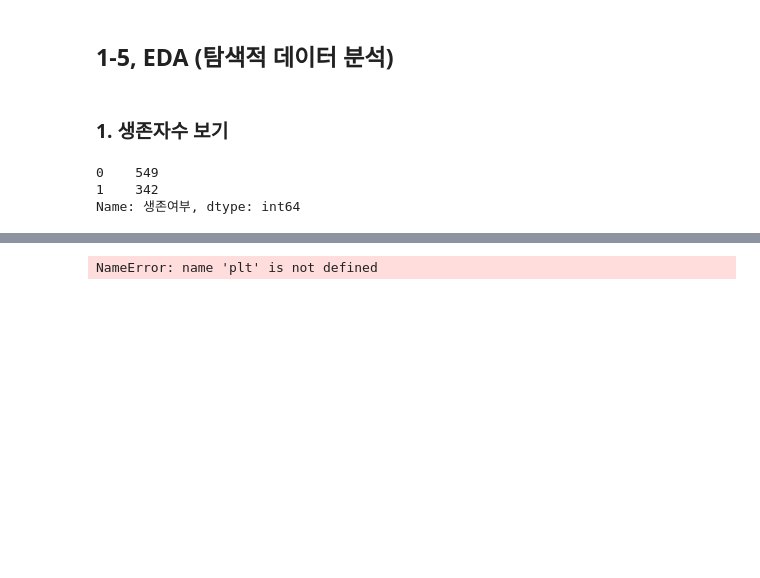
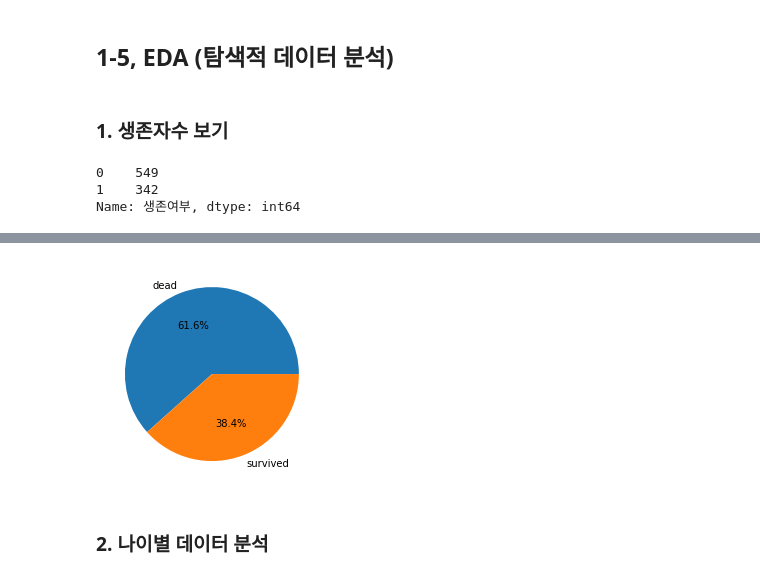
Before and after one commit to RlxDn/Bigdata, a Jupyter notebook: 40_데이터분석 실습/01_Titanic.ipynb, the cells around one changed output, grey strips where cells are left out. Drawn from its saved outputs; the diff is of its cells as text; code cells hidden in the pictures; blank space fills up the shorter version.

```diff
--- a/40_데이터분석 실습/01_Titanic.ipynb
+++ b/40_데이터분석 실습/01_Titanic.ipynb
@@ -145,5 +143,8 @@ NameError: name 'sns' is not defined
 # %%
 # Pie Chart
-plt.pie(df.생존여부.value_counts())
+plt.pie(df.생존여부.value_counts(), labels=['dead', 'survived'], autopct='%.1f%%')
+plt.show()
 # %% [output]
-NameError: name 'plt' is not defined
+[figure, added]
+# %% [markdown]
+### 2. 나이별 데이터 분석
```
Also changed, not shown: parts of 19 cells of this notebook.
